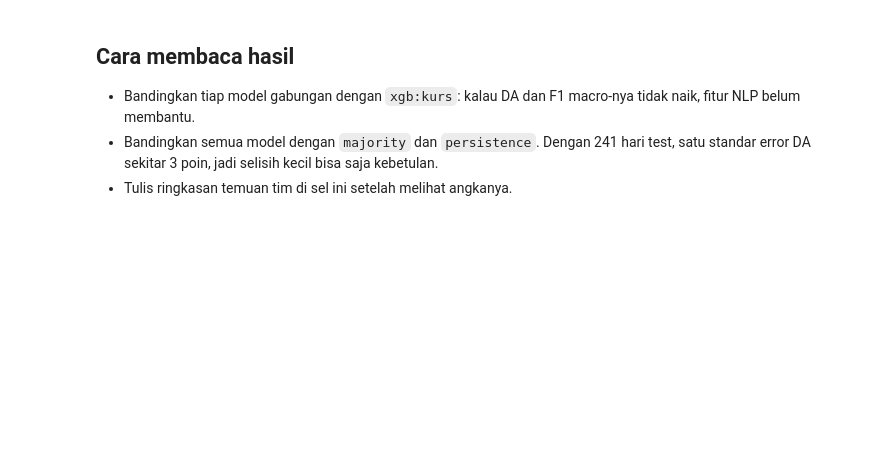
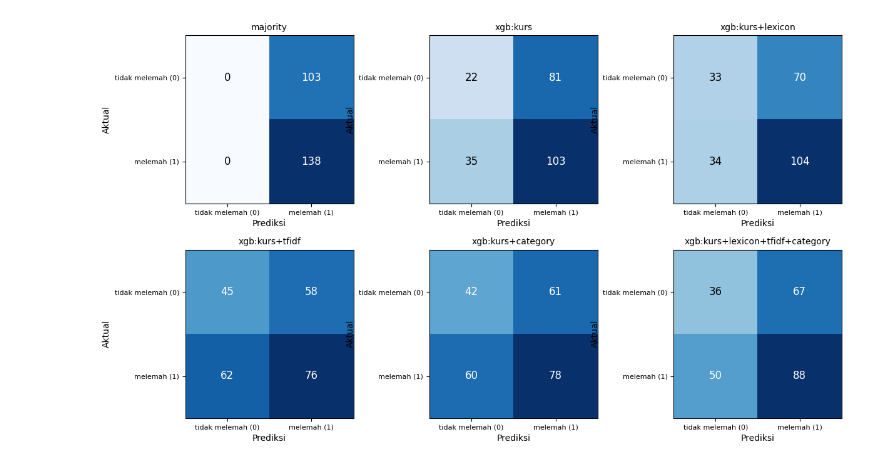
Before and after one commit to marcoyap41/geopolitic-sentiment-analysis, a Jupyter notebook: notebook/02_baseline_experiments.ipynb, the cells around one changed output. Drawn from its saved outputs; the diff is of its cells as text; code cells hidden in the pictures; blank space fills up the shorter version.

```diff
--- a/notebook/02_baseline_experiments.ipynb
+++ b/notebook/02_baseline_experiments.ipynb
@@ -30,4 +50,4 @@ plt.tight_layout(); plt.show()
 # %%
 # Confusion matrix di data test
-for name in ['majority', 'xgb:kurs', 'xgb:kurs+lexicon', 'xgb:kurs+tfidf', 'xgb:kurs+lexicon+tfidf']:
+for name in ['majority', 'xgb:kurs', 'xgb:kurs+lexicon', 'xgb:kurs+tfidf', 'xgb:kurs+category', 'xgb:kurs+lexicon+tfidf+category']:
     print(name); print(cm_table(p['y'], p[name]).to_string(), '\n')
@@ -34,5 +72,22 @@ for name in ['majority', 'xgb:kurs', 'xgb:kurs+lexicon', 'xgb:kurs+tfidf', 'xgb:
-# %% [markdown]
-## Cara membaca hasil
-- Bandingkan tiap model gabungan dengan `xgb:kurs`: kalau DA dan F1 macro-nya tidak naik, fitur NLP belum membantu.
-- Bandingkan semua model dengan `majority` dan `persistence`. Dengan 241 hari test, satu standar error DA sekitar 3 poin, jadi selisih kecil bisa saja kebetulan.
-- Tulis ringkasan temuan tim di sel ini setelah melihat angkanya.
+# %%
+from sklearn.metrics import confusion_matrix
+
+models_to_plot = ['majority', 'xgb:kurs', 'xgb:kurs+lexicon', 'xgb:kurs+tfidf',
+                  'xgb:kurs+category', 'xgb:kurs+lexicon+tfidf+category']
+labels = ['tidak melemah (0)', 'melemah (1)']
+
+fig, axes = plt.subplots(2, 3, figsize=(12, 7))
+for ax, name in zip(axes.flat, models_to_plot):
+    cm = confusion_matrix(p['y'], p[name], labels=[0, 1])
+    im = ax.imshow(cm, cmap='Blues', vmin=0, vmax=cm.max())
+    for i in range(2):
+        for j in range(2):
+            color = 'white' if cm[i, j] > cm.max() / 2 else 'black'
+            ax.text(j, i, cm[i, j], ha='center', va='center', color=color, fontsize=12)
+    ax.set_xticks([0, 1]); ax.set_xticklabels(labels, fontsize=8)
+    ax.set_yticks([0, 1]); ax.set_yticklabels(labels, fontsize=8)
+    ax.set_xlabel('Prediksi'); ax.set_ylabel('Aktual')
+    ax.set_title(name, fontsize=10)
+plt.tight_layout(); plt.show()
+# %% [output]
+[figure, added]
```
Also changed, not shown: parts of 5 cells of this notebook, 16 other files.
